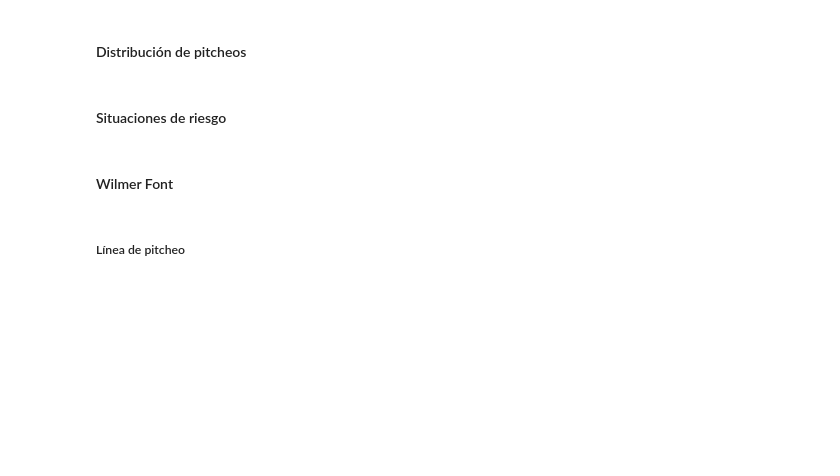
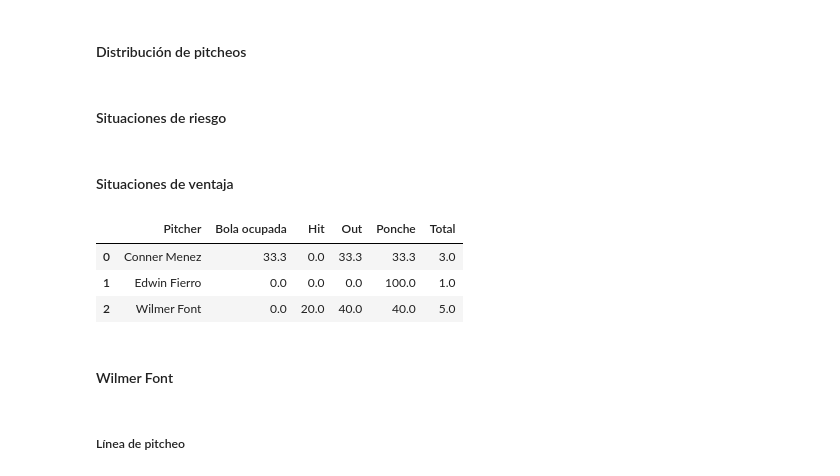
Before and after one commit to Guillermo-HR/DiablosRojosAnalytics, a Jupyter notebook: code/analisis.ipynb, the cells around one changed output. Cells and saved outputs as stored; diff of their text form; code cells hidden in the pictures; blank space fills up the shorter version.

```diff
--- a/code/analisis.ipynb
+++ b/code/analisis.ipynb
@@ -330,3 +373,42 @@ resultadoSituacionRiesgo
+# %% [markdown]
+#### Situaciones de ventaja
+# %%
+resultadoSituacionVentaja = pd.merge(
+    awayAtBats[
+        (awayAtBats['Balls'] == 0) & (awayAtBats['Strikes'] == 2)
+    ][['Inning', 'PAofInning', 'Pitcher']],
+    awayAtBats[['Inning', 'PAofInning', 'PitchCall', 'KorBB', 'PlayResult']],
+    on=['Inning', 'PAofInning']
+).groupby(['Inning', 'PAofInning']).last().reset_index()
+
+resultadoSituacionVentaja['Resultado'] = np.where(
+    resultadoSituacionVentaja['KorBB'] == 'Strikeout', 'Ponche',
+    np.where(resultadoSituacionVentaja['KorBB'] == 'Walk', 'Base por bolas',
+    np.where(resultadoSituacionVentaja['PitchCall'] == 'HitByPitch', 'Base por golpe',
+    np.where((resultadoSituacionVentaja['PlayResult'] == 'Single') |
+             (resultadoSituacionVentaja['PlayResult'] == 'Double') |
+             (resultadoSituacionVentaja['PlayResult'] == 'Triple') |
+             (resultadoSituacionVentaja['PlayResult'] == 'HomeRun'), 'Hit',
+    np.where(resultadoSituacionVentaja['PlayResult'] == 'Out', 'Out',
+    np.where(resultadoSituacionVentaja['PlayResult'] == 'Error', 'Error',
+    np.where(resultadoSituacionVentaja['PlayResult'] == 'FieldersChoice', 'Bola ocupada',
+    np.where(resultadoSituacionVentaja['PlayResult'] == 'Sacrifice', 'Sacrificio', '')
+    ))))))
+)
+
+resultadoSituacionVentaja = resultadoSituacionVentaja[['Pitcher', 'Resultado']]
+resultadoSituacionVentaja = pd.get_dummies(resultadoSituacionVentaja, columns=['Resultado'], dtype=int)
+resultadoSituacionVentaja['Total'] = resultadoSituacionVentaja.groupby(['Pitcher'])['Pitcher'].transform('count')
+resultadoSituacionVentaja = resultadoSituacionVentaja.groupby('Pitcher').apply(lambda x: round(x.mean()*100, 1)).reset_index()
+resultadoSituacionVentaja['Total'] = resultadoSituacionVentaja['Total']/100
+newColumns = [x.replace('Resultado_', '') for x in resultadoSituacionVentaja.columns]
+resultadoSituacionVentaja = resultadoSituacionVentaja.rename(columns=dict(zip(resultadoSituacionVentaja.columns, newColumns)))
+resultadoSituacionVentaja
+# %% [output]
+|  | Pitcher | Bola ocupada | Hit | Out | Ponche | Total |
+| 0 | Conner Menez | 33.3 | 0.0 | 33.3 | 33.3 | 3.0 |
+| 1 | Edwin Fierro | 0.0 | 0.0 | 0.0 | 100.0 | 1.0 |
+| 2 | Wilmer Font | 0.0 | 20.0 | 40.0 | 40.0 | 5.0 |
 # %% [markdown]
 #### Wilmer Font
 # %% [markdown]
```
Also changed, not shown: parts of 5 cells of this notebook, 1 other file.
